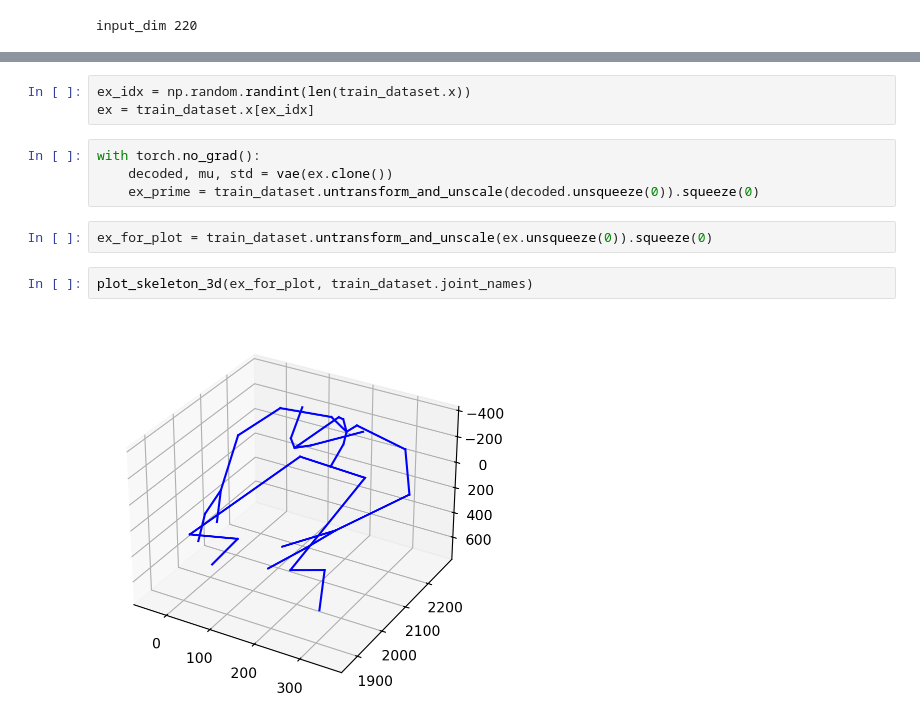
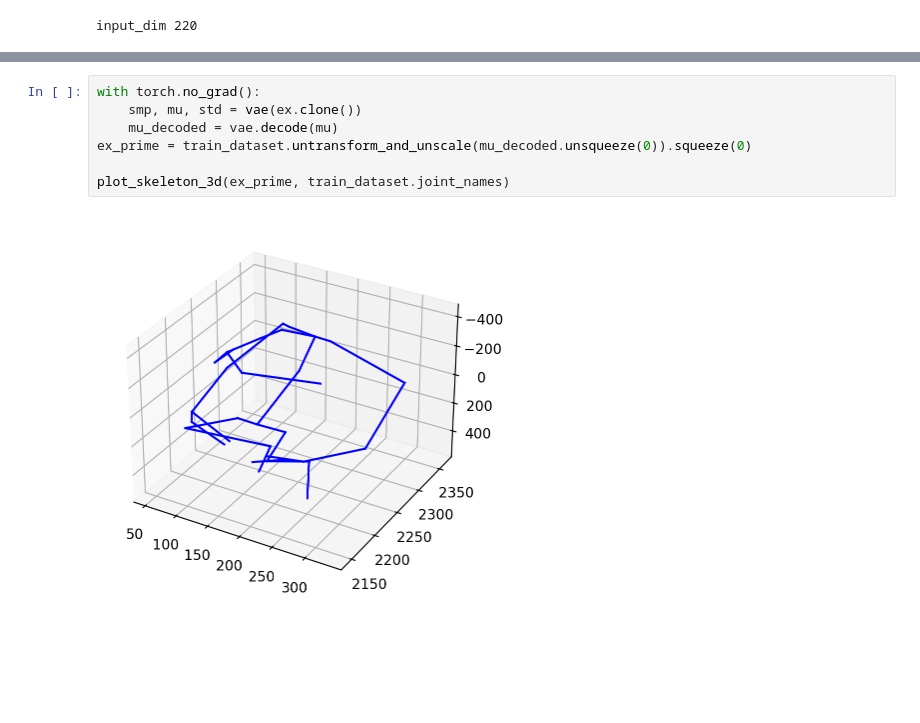
Before and after one commit to AurelienNioche/BehaviourWifi, a Jupyter notebook: main.ipynb, the cells around one changed output, grey strips where cells are left out. Saved outputs shown, nothing was run; the diff lists cells and outputs as text; blank space fills up the shorter version.

```diff
--- a/main.ipynb
+++ b/main.ipynb
@@ -101,16 +44,12 @@ len(train_dataset.x)
 # %%
-ex_idx = np.random.randint(len(train_dataset.x))
-ex = train_dataset.x[ex_idx]
+with torch.no_grad():
+    smp, mu, std = vae(ex.clone())
+    mu_decoded = vae.decode(mu)
+ex_prime = train_dataset.untransform_and_unscale(mu_decoded.unsqueeze(0)).squeeze(0)
+
+plot_skeleton_3d(ex_prime, train_dataset.joint_names)
+# %% [output]
+[figure, added]
-# %%
-with torch.no_grad():
-    decoded, mu, std = vae(ex.clone())
-    ex_prime = train_dataset.untransform_and_unscale(decoded.unsqueeze(0)).squeeze(0)
-# %%
-ex_for_plot = train_dataset.untransform_and_unscale(ex.unsqueeze(0)).squeeze(0)
-# %%
-plot_skeleton_3d(ex_for_plot, train_dataset.joint_names)
-# %% [output]
-[figure, removed]
 # %%
 with torch.no_grad():
     smp, mu, std = vae(ex.clone())
```
Also changed, not shown: parts of 9 cells of this notebook, 7 other files.
